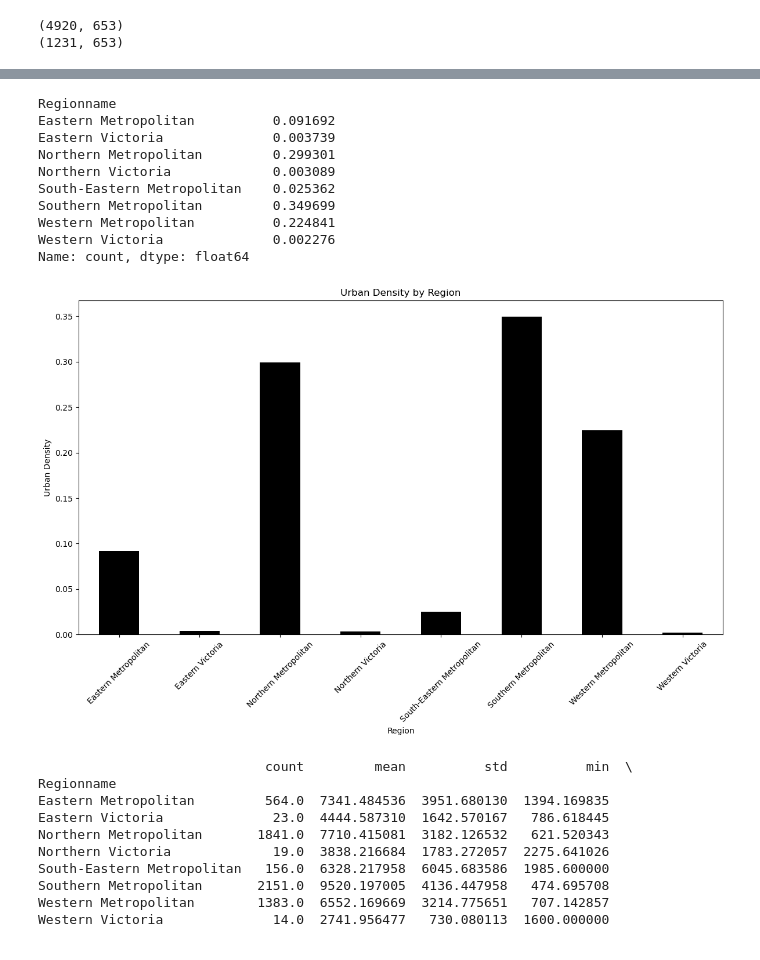
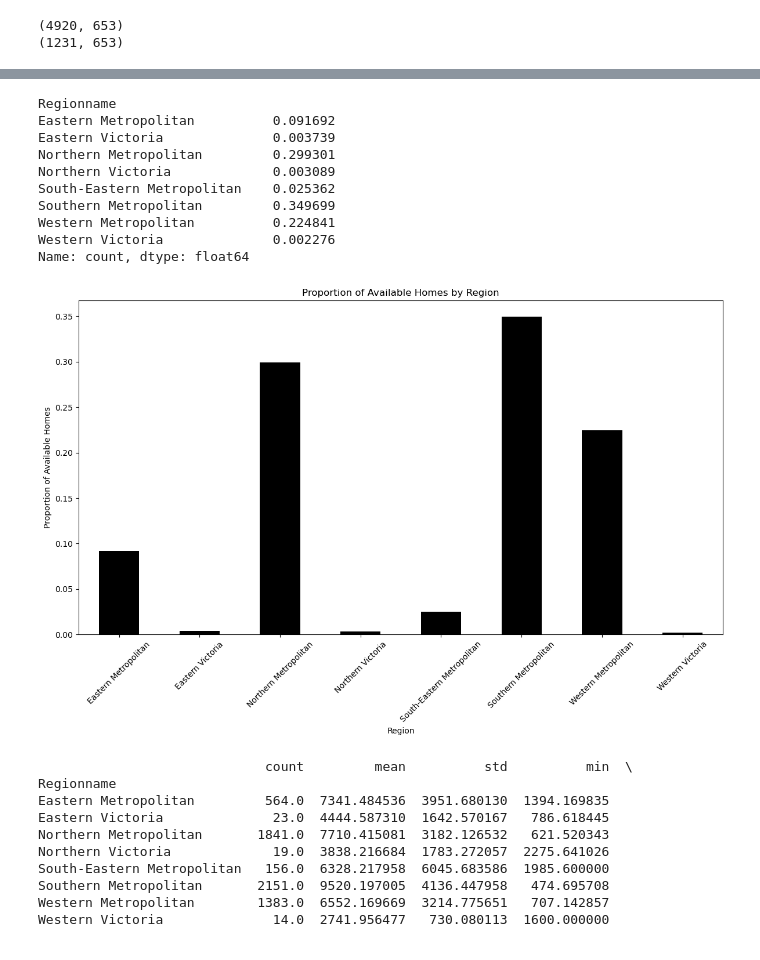
Before and after one commit to VinceGarcia11/Melbourne_Housing, a Jupyter notebook: MelbourneHousingVinceImogen.ipynb, the cells around one changed output, grey strips where cells are left out. Drawn from its saved outputs; the diff is of its cells as text; code cells hidden in the pictures.

```diff
--- a/MelbourneHousingVinceImogen.ipynb
+++ b/MelbourneHousingVinceImogen.ipynb
@@ -474,26 +474,26 @@ Mean absolute error : 10198.106437160865
 # %%
 homes = house.groupby('Regionname')['Regionname'].value_counts()
 urban_density = homes / homes.sum()
 print(urban_density)
 urban_density.plot(kind='bar', stacked=True, figsize=(12, 8), colormap='gist_earth')
-plt.title("Urban Density by Region")
+plt.title("Proportion of Available Homes by Region")
 plt.xlabel("Region")
-plt.ylabel("Urban Density")
+plt.ylabel("Proportion of Available Homes")
 plt.xticks(rotation=45)
 plt.tight_layout()
 plt.show()
 # %% [output]
 Regionname
 Eastern Metropolitan          0.091692
 Eastern Victoria              0.003739
 Northern Metropolitan         0.299301
 Northern Victoria             0.003089
 South-Eastern Metropolitan    0.025362
 Southern Metropolitan         0.349699
 Western Metropolitan          0.224841
 Western Victoria              0.002276
 Name: count, dtype: float64
-[figure, old version]
+[figure, new version]
 # %%
 cart01 = DecisionTreeClassifier(criterion = "gini", max_leaf_nodes=30).fit(x_train, y_train)
 # %%
```
Also changed, not shown: parts of 2 cells of this notebook.
